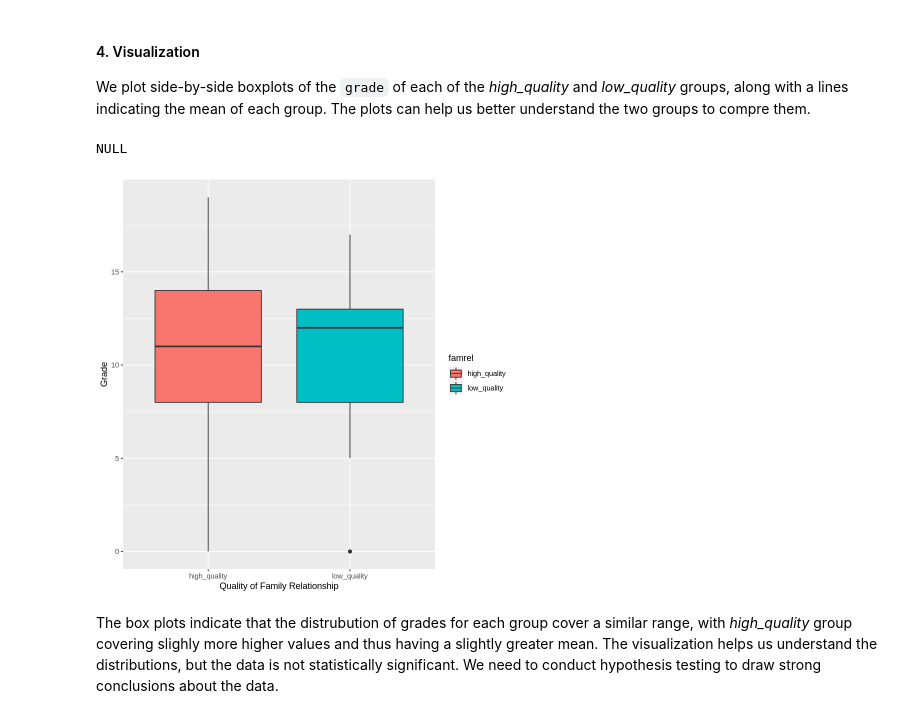
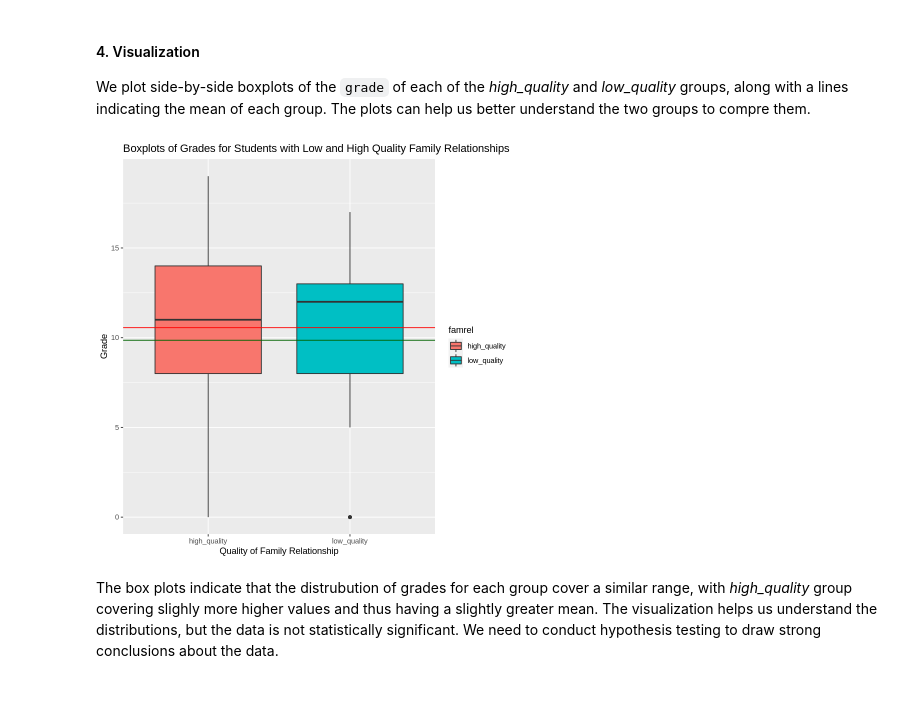
Before and after one commit to mostafaishraq/Impact-of-Family-Relationships-on-Academic-Perfomance-of-Students, a Jupyter notebook: Group 41 - Project.ipynb, the cells around one changed output. Cells and saved outputs as stored; diff of their text form; code cells hidden in the pictures.

```diff
--- a/Group 41 - Project.ipynb
+++ b/Group 41 - Project.ipynb
@@ -148,19 +148,17 @@ We plot side-by-side boxplots of the `grade` of each of the _high_quality_ and _
 # %%
 side_by_side_boxplots <-
     fam_grade_data %>%
     ggplot() +
     geom_boxplot(aes(x = famrel, y = grade, fill = famrel)) +
     ylab("Grade") +
-    xlab("Quality of Family Relationship")
-    ggtitle("Boxplots of Grade for Low and High Family Relation Groups") +
-    # theme(text = element_text(size=25)) +
+    xlab("Quality of Family Relationship") +
+    ggtitle("Boxplots of Grades for Students with Low and High Quality Family Relationships") +
     geom_hline(yintercept = high_quality_mean, color = "red") +
     geom_hline(yintercept = low_quality_mean, color = "dark green")
 
 side_by_side_boxplots
 # %% [output]
-NULL
-[figure, old version]
+[figure, new version]
 # %% [markdown]
 The box plots indicate that the distrubution of grades for each group cover a similar range, with _high_quality_ group covering slighly more higher values and thus having a slightly greater mean. The visualization helps us understand the distributions, but the data is not statistically significant. We need to conduct hypothesis testing to draw strong conclusions about the data.
 # %% [markdown]
```
Also changed, not shown: parts of 12 cells of this notebook, 1 other file.
